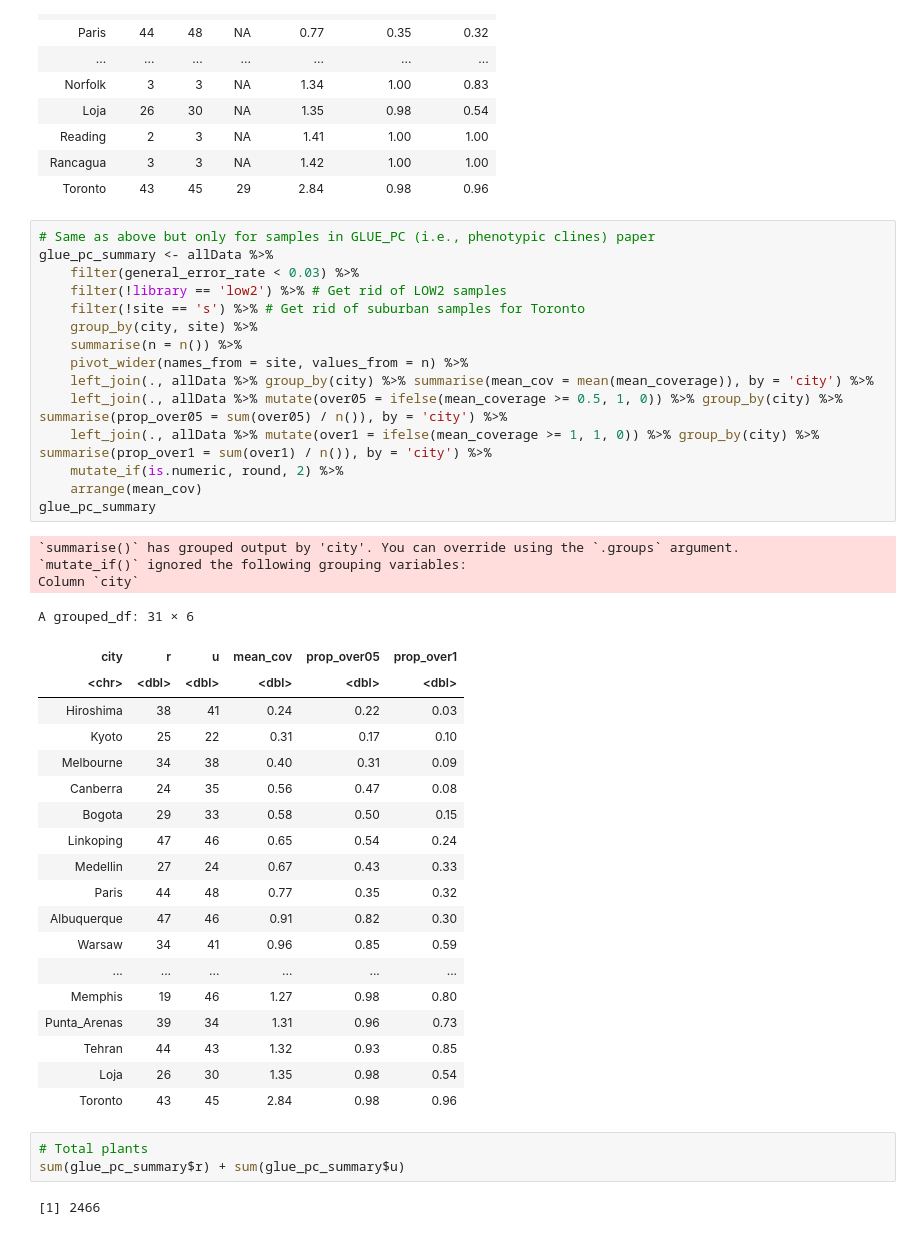
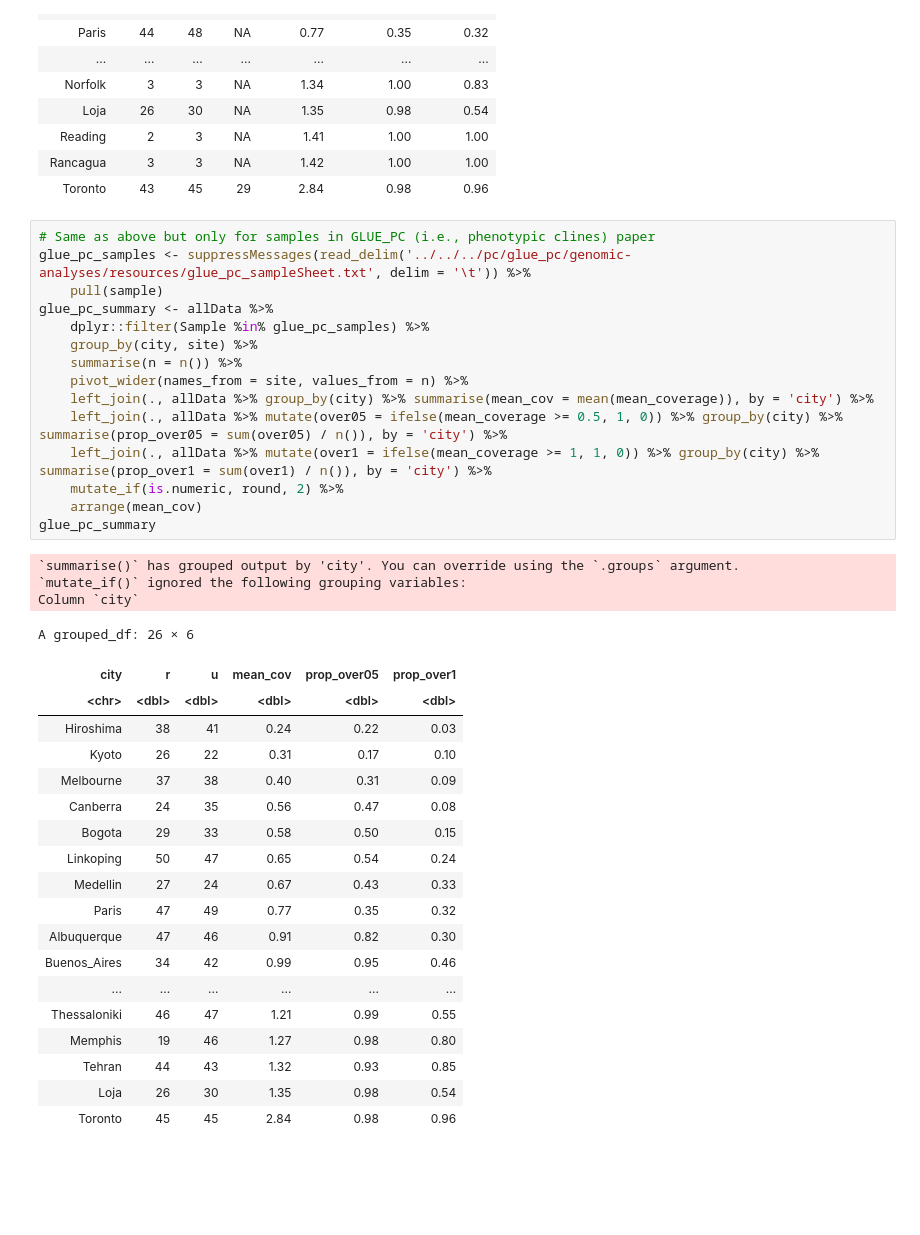
Before and after one commit to James-S-Santangelo/glue_dnaSeqQC, a Jupyter notebook: notebooks/glue_allSamples_QC.r.ipynb, the cells around one changed output. Saved outputs shown, nothing was run; the diff lists cells and outputs as text; blank space fills up the shorter version.

```diff
--- a/notebooks/glue_allSamples_QC.r.ipynb
+++ b/notebooks/glue_allSamples_QC.r.ipynb
@@ -192,44 +192,39 @@ A grouped_df: 50 × 7
 | Toronto | 43 | 45 | 29 | 2.84 | 0.98 | 0.96 |
 # %%
 # Same as above but only for samples in GLUE_PC (i.e., phenotypic clines) paper
+glue_pc_samples <- suppressMessages(read_delim('../../../pc/glue_pc/genomic-analyses/resources/glue_pc_sampleSheet.txt', delim = '\t')) %>%
+    pull(sample)
 glue_pc_summary <- allData %>%
-    filter(general_error_rate < 0.03) %>%
-    filter(!library == 'low2') %>% # Get rid of LOW2 samples
-    filter(!site == 's') %>% # Get rid of suburban samples for Toronto
+    dplyr::filter(Sample %in% glue_pc_samples) %>%
     group_by(city, site) %>%
     summarise(n = n()) %>%
     pivot_wider(names_from = site, values_from = n) %>%
     left_join(., allData %>% group_by(city) %>% summarise(mean_cov = mean(mean_coverage)), by = 'city') %>%
     left_join(., allData %>% mutate(over05 = ifelse(mean_coverage >= 0.5, 1, 0)) %>% group_by(city) %>% summarise(prop_over05 = sum(over05) / n()), by = 'city') %>%
     left_join(., allData %>% mutate(over1 = ifelse(mean_coverage >= 1, 1, 0)) %>% group_by(city) %>% summarise(prop_over1 = sum(over1) / n()), by = 'city') %>%
     mutate_if(is.numeric, round, 2) %>%
     arrange(mean_cov)
 glue_pc_summary
 # %% [output]
 `summarise()` has grouped output by 'city'. You can override using the `.groups` argument.
 `mutate_if()` ignored the following grouping variables:
 Column `city`
-A grouped_df: 31 × 6
+A grouped_df: 26 × 6
 | city | r | u | mean_cov | prop_over05 | prop_over1 |
 | <chr> | <dbl> | <dbl> | <dbl> | <dbl> | <dbl> |
 | Hiroshima | 38 | 41 | 0.24 | 0.22 | 0.03 |
-| Kyoto | 25 | 22 | 0.31 | 0.17 | 0.10 |
-| Melbourne | 34 | 38 | 0.40 | 0.31 | 0.09 |
+| Kyoto | 26 | 22 | 0.31 | 0.17 | 0.10 |
+| Melbourne | 37 | 38 | 0.40 | 0.31 | 0.09 |
 | Canberra | 24 | 35 | 0.56 | 0.47 | 0.08 |
 | Bogota | 29 | 33 | 0.58 | 0.50 | 0.15 |
-| Linkoping | 47 | 46 | 0.65 | 0.54 | 0.24 |
+| Linkoping | 50 | 47 | 0.65 | 0.54 | 0.24 |
 | Medellin | 27 | 24 | 0.67 | 0.43 | 0.33 |
-| Paris | 44 | 48 | 0.77 | 0.35 | 0.32 |
+| Paris | 47 | 49 | 0.77 | 0.35 | 0.32 |
 | Albuquerque | 47 | 46 | 0.91 | 0.82 | 0.30 |
-| Warsaw | 34 | 41 | 0.96 | 0.85 | 0.59 |
+| Buenos_Aires | 34 | 42 | 0.99 | 0.95 | 0.46 |
 | ... | ... | ... | ... | ... | ... |
+| Thessaloniki | 46 | 47 | 1.21 | 0.99 | 0.55 |
 | Memphis | 19 | 46 | 1.27 | 0.98 | 0.80 |
-| Punta_Arenas | 39 | 34 | 1.31 | 0.96 | 0.73 |
 | Tehran | 44 | 43 | 1.32 | 0.93 | 0.85 |
 | Loja | 26 | 30 | 1.35 | 0.98 | 0.54 |
-| Toronto | 43 | 45 | 2.84 | 0.98 | 0.96 |
+| Toronto | 45 | 45 | 2.84 | 0.98 | 0.96 |
-# %%
-# Total plants
-sum(glue_pc_summary$r) + sum(glue_pc_summary$u)
-# %% [output]
-[1] 2466
```
Also changed, not shown: parts of 4 cells of this notebook.
